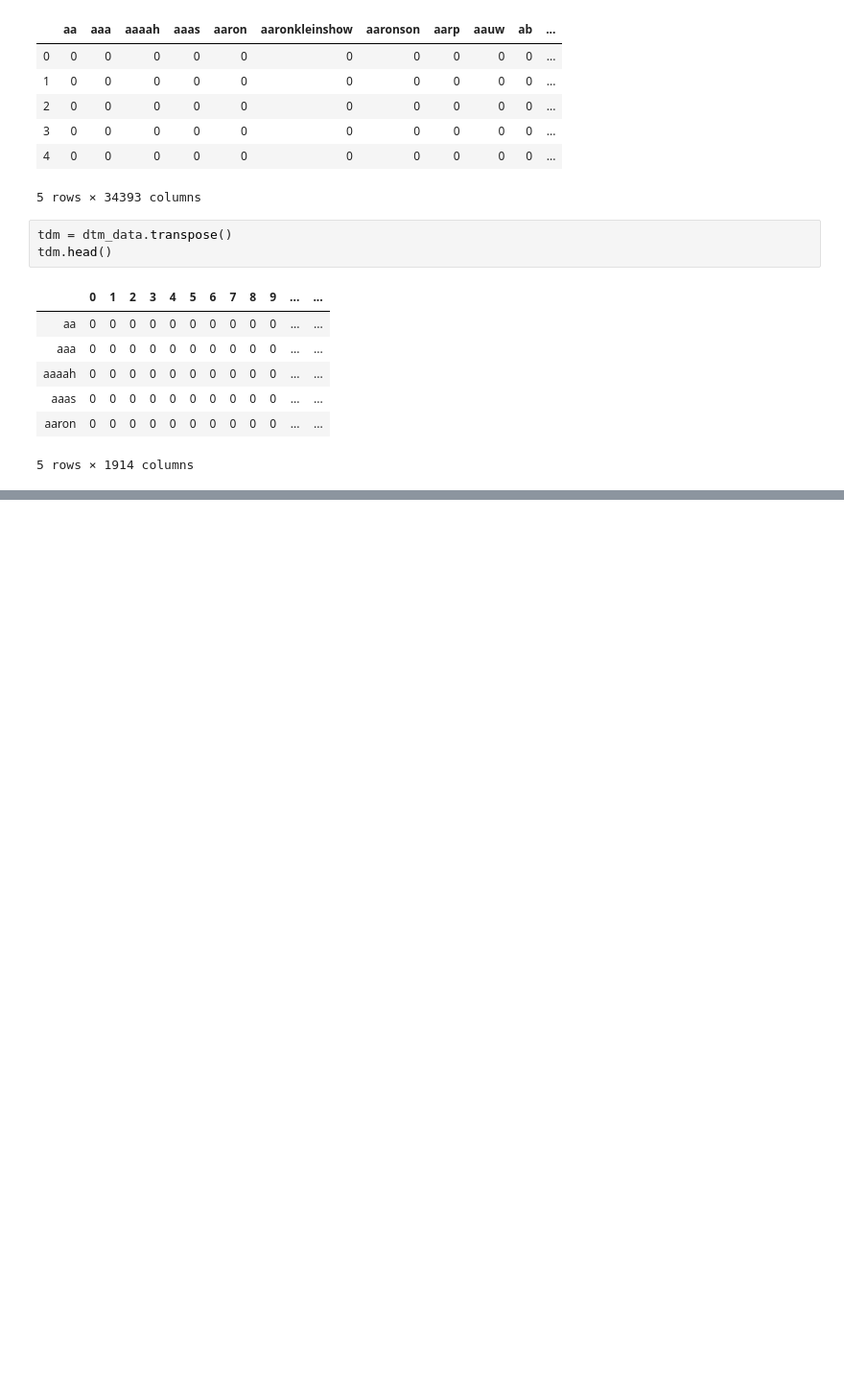
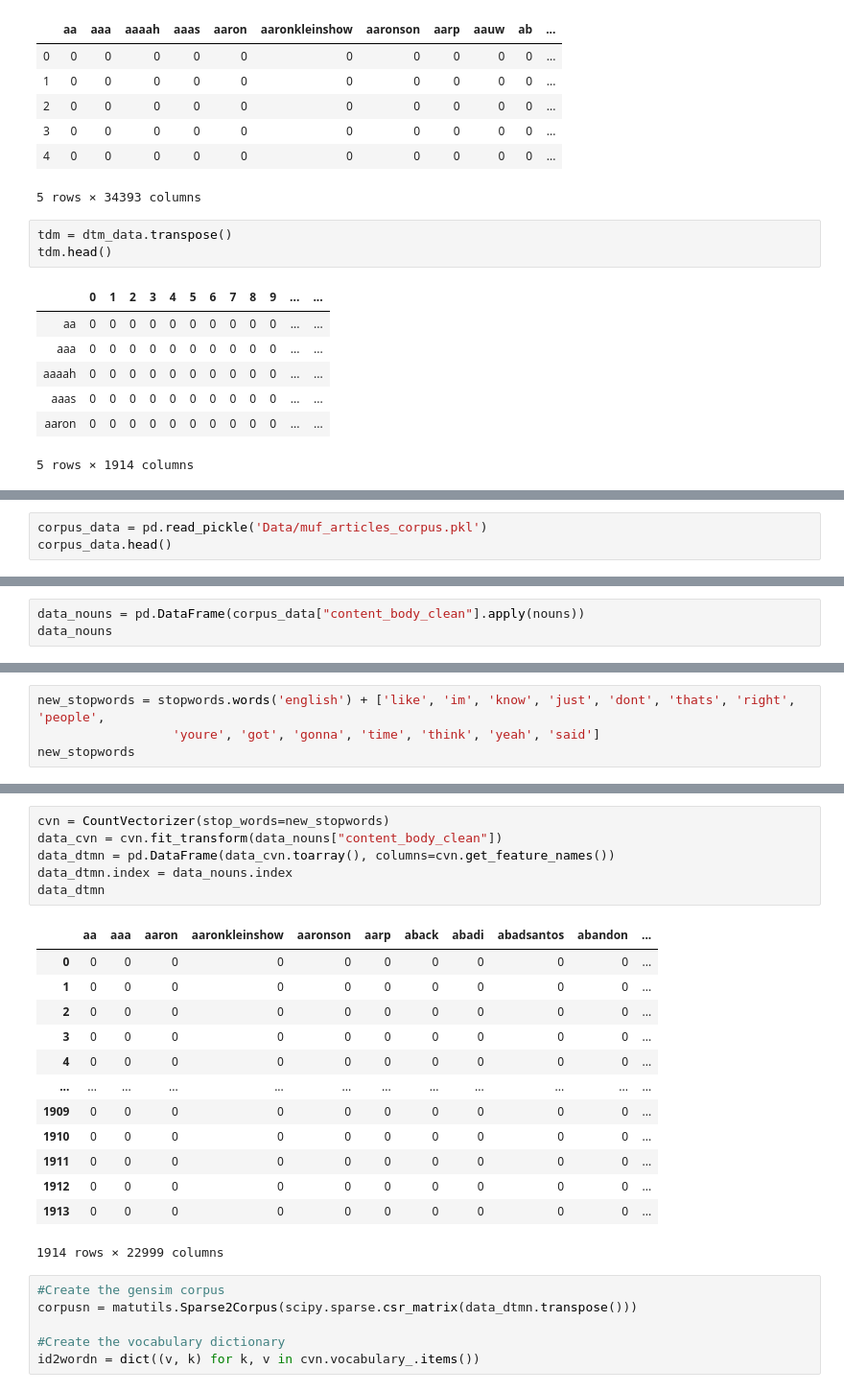
Before and after one commit to fagan2888/tweet-url-relationships, a Jupyter notebook: notebooks/Exploratory Data Analysis - Muf.ipynb, the cells around one changed output, grey strips where cells are left out. Shown: that part at 96% size. Saved outputs shown, nothing was run; the diff lists cells and outputs as text; blank space fills up the shorter version.

```diff
--- a/notebooks/Exploratory Data Analysis - Muf.ipynb
+++ b/notebooks/Exploratory Data Analysis - Muf.ipynb
@@ -119,0 +127,3 @@ id2word = dict((v, k) for k, v in cv.vocabulary_.items())
+# %%
+corpus_data = pd.read_pickle('Data/muf_articles_corpus.pkl')
+corpus_data.head()
@@ -119,0 +138,3 @@ id2word = dict((v, k) for k, v in cv.vocabulary_.items())
+# %%
+data_nouns = pd.DataFrame(corpus_data["content_body_clean"].apply(nouns))
+data_nouns
@@ -119,0 +161,4 @@ id2word = dict((v, k) for k, v in cv.vocabulary_.items())
+# %%
+new_stopwords = stopwords.words('english') + ['like', 'im', 'know', 'just', 'dont', 'thats', 'right', 'people',
+                  'youre', 'got', 'gonna', 'time', 'think', 'yeah', 'said']
+new_stopwords
@@ -119,0 +183,26 @@ id2word = dict((v, k) for k, v in cv.vocabulary_.items())
+# %%
+cvn = CountVectorizer(stop_words=new_stopwords)
+data_cvn = cvn.fit_transform(data_nouns["content_body_clean"])
+data_dtmn = pd.DataFrame(data_cvn.toarray(), columns=cvn.get_feature_names())
+data_dtmn.index = data_nouns.index
+data_dtmn
+# %% [output]
+|  | aa | aaa | aaron | aaronkleinshow | aaronson | aarp | aback | abadi | abadsantos | abandon | ... |
+| 0 | 0 | 0 | 0 | 0 | 0 | 0 | 0 | 0 | 0 | 0 | ... |
+| 1 | 0 | 0 | 0 | 0 | 0 | 0 | 0 | 0 | 0 | 0 | ... |
+| 2 | 0 | 0 | 0 | 0 | 0 | 0 | 0 | 0 | 0 | 0 | ... |
+| 3 | 0 | 0 | 0 | 0 | 0 | 0 | 0 | 0 | 0 | 0 | ... |
+| 4 | 0 | 0 | 0 | 0 | 0 | 0 | 0 | 0 | 0 | 0 | ... |
+| ... | ... | ... | ... | ... | ... | ... | ... | ... | ... | ... | ... |
+| 1909 | 0 | 0 | 0 | 0 | 0 | 0 | 0 | 0 | 0 | 0 | ... |
+| 1910 | 0 | 0 | 0 | 0 | 0 | 0 | 0 | 0 | 0 | 0 | ... |
+| 1911 | 0 | 0 | 0 | 0 | 0 | 0 | 0 | 0 | 0 | 0 | ... |
+| 1912 | 0 | 0 | 0 | 0 | 0 | 0 | 0 | 0 | 0 | 0 | ... |
+| 1913 | 0 | 0 | 0 | 0 | 0 | 0 | 0 | 0 | 0 | 0 | ... |
+1914 rows × 22999 columns
+# %%
+#Create the gensim corpus
+corpusn = matutils.Sparse2Corpus(scipy.sparse.csr_matrix(data_dtmn.transpose()))
+
+#Create the vocabulary dictionary
+id2wordn = dict((v, k) for k, v in cvn.vocabulary_.items())
```
Also changed, not shown: parts of 11 cells of this notebook.
